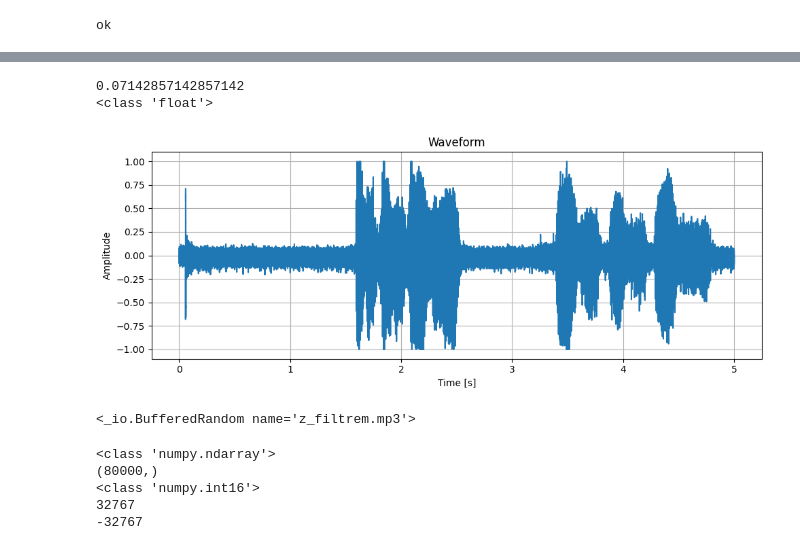
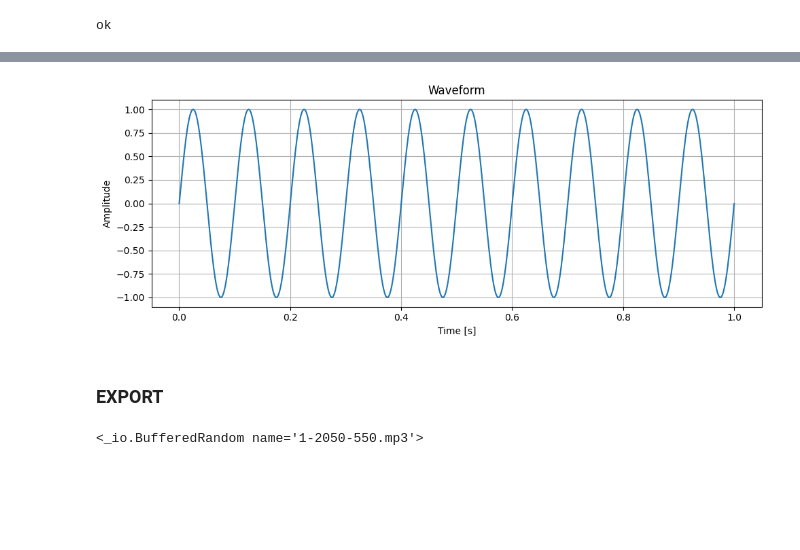
Before and after one commit to SzymonGogulski/ENGINEERING_THESIS, a Jupyter notebook: record_samples/record_script/record.ipynb, the cells around one changed output, grey strips where cells are left out. Cells and saved outputs as stored; diff of their text form; code cells hidden in the pictures; blank space fills up the shorter version.

```diff
--- a/record_samples/record_script/record.ipynb
+++ b/record_samples/record_script/record.ipynb
@@ -59,0 +10,6 @@ First 10 samples: [2075, 2041, 2060, 2064, 2048, 2034, 2057, 2070, 2026, 2059]
+# %%
+# Configuration
+PORT = '/dev/ttyACM0'
+BAUD_RATE = 115200
+NUM_SAMPLES = 1024
+print("ok")
@@ -69,3 +25,37 @@ def normalize(raw):
     normalized = 1.0 if normalized > 1.0 else normalized
     normalized = -1.0 if normalized < -1.0 else normalized
     return normalized
+# %%
+with serial.Serial(PORT, BAUD_RATE, timeout=None) as ser:
+    print("Waiting to receive samples...")
+
+    samples = []
+    count = 0
+
+    # Read NUM_SAMPLES lines
+    for i in range(NUM_SAMPLES):
+        line = ser.readline().strip()
+        if not line:
+            print("Warning: Received empty line, skipping.")
+            continue
+
+        try:
+            sample_value = float(line)
+            samples.append(sample_value)
+
+            count += 1
+            if count % 10000 == 0:
+                print(f"Received {count} samples...")
+
+        except ValueError:
+            print(f"Warning: Could not parse line '{line}' as an float.")
+            continue
+
+
+
+    if len(samples) < NUM_SAMPLES:
+        print(f"Warning: Expected {NUM_SAMPLES} samples, but received {len(samples)}.")
+    else:
+        print("All samples successfully received and stored in memory.")
+
+    print("First 10 samples:", samples[:10])
@@ -78,9 +77,3 @@ First 10 normalized samples: [0.07142857142857142, -0.025714285714285714, 0.0285
-# %%
-print(normalized_samples[0])
-print(type(normalized_samples[0]))
-# %% [output]
-0.07142857142857142
-<class 'float'>
 # %%
 def plot_array(y, sr):
     time = np.linspace(0, len(y) / sr, len(y))
@@ -95,9 +88,9 @@ def plot_array(y, sr):
     plt.tight_layout()
     plt.show()
 # %%
-plot_array(normalized_samples, 16000)
+plot_array(samples, 16000)
 # %% [output]
-[figure, old version]
+[figure, new version]
 # %%
 from pydub import AudioSegment
 
@@ -120,19 +113,9 @@ audio_segment = AudioSegment(
 from pydub.playback import play
 
 play(audio_segment)
+# %% [markdown]
+### EXPORT
 # %%
-audio_segment.export("z_filtrem.mp3", format="mp3")
+audio_segment.export("1-2050-550.mp3", format="mp3")
 # %% [output]
-<_io.BufferedRandom name='z_filtrem.mp3'>
+<_io.BufferedRandom name='1-2050-550.mp3'>
-# %%
-print(type(int_samples))
-print(int_samples.shape)
-print(type(int_samples[0]))
-print(np.max(int_samples))
-print(np.min(int_samples))
-# %% [output]
-<class 'numpy.ndarray'>
-(80000,)
-<class 'numpy.int16'>
-32767
--32767
```
Also changed, not shown: parts of 8 cells of this notebook, 29 other files.
